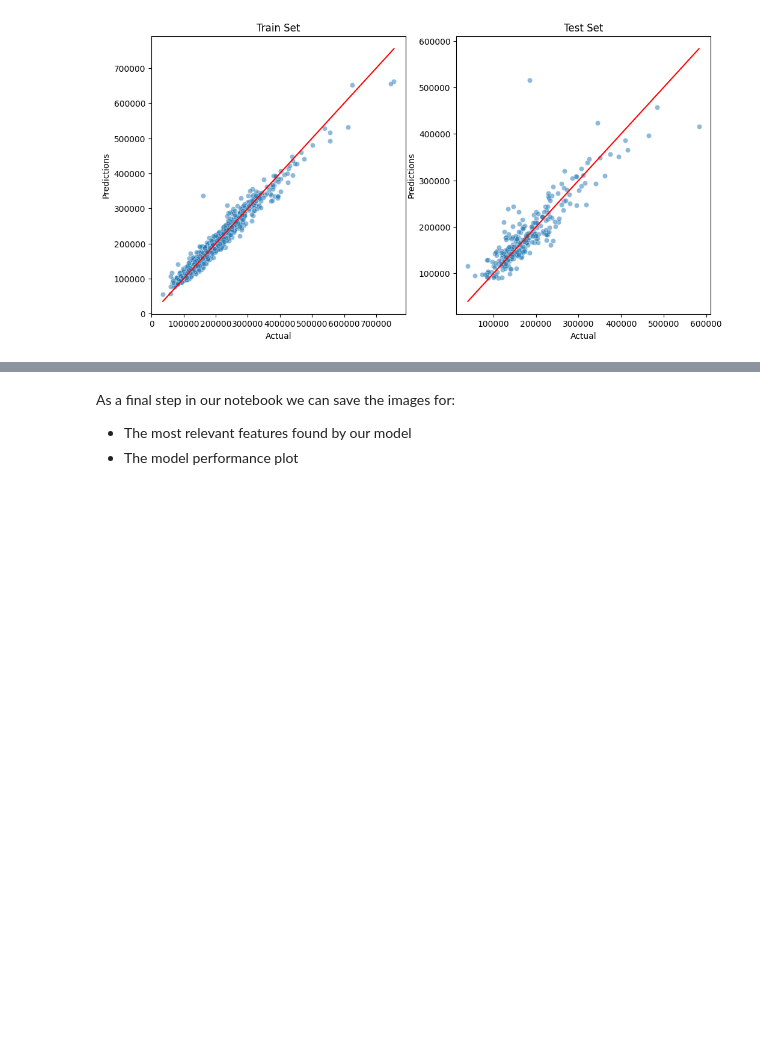
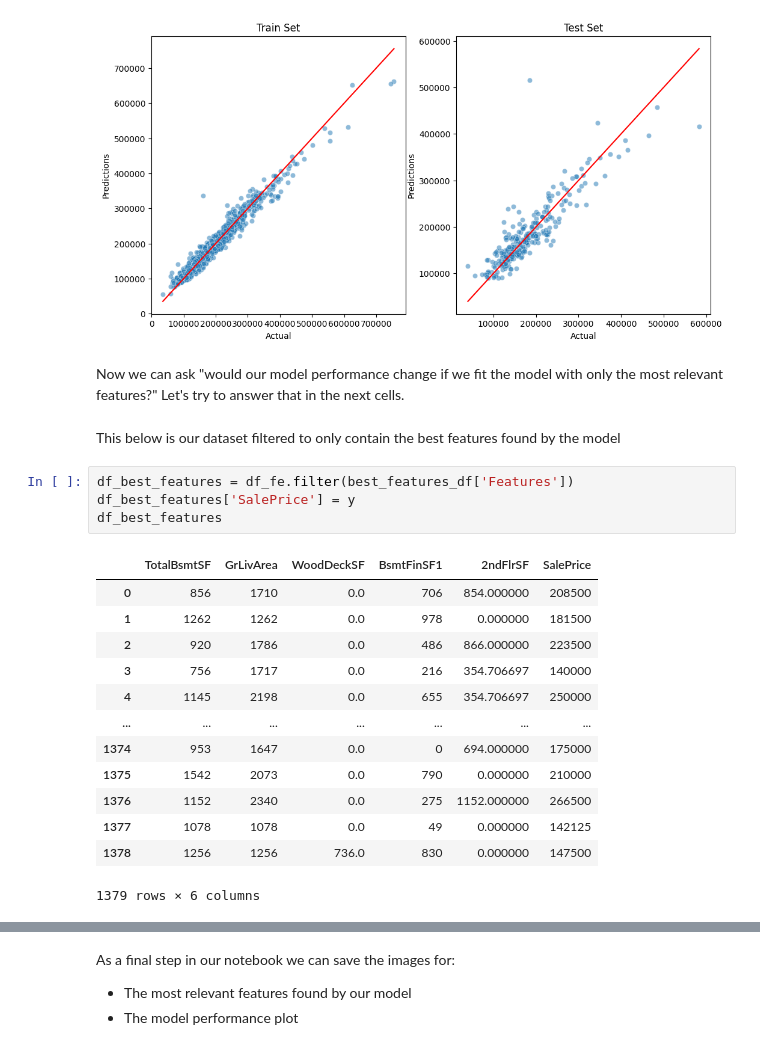
Before and after one commit to DevFabrizio/Fabrizio-Project-Five, a Jupyter notebook: jupyter_notebooks/Model and Evaluation.ipynb, the cells around one changed output, grey strips where cells are left out. Drawn from its saved outputs; the diff is of its cells as text; blank space fills up the shorter version.

```diff
--- a/jupyter_notebooks/Model and Evaluation.ipynb
+++ b/jupyter_notebooks/Model and Evaluation.ipynb
@@ -499,3 +497,26 @@ def model_scatterplots(X_train, y_train, X_test, y_test, pipeline):
 model_scatterplots(X_train, y_train, X_test, y_test, regressor_pipeline)
 # %% [output]
 [figure]
+# %% [markdown]
+Now we can ask "would our model performance change if we fit the model with only the most relevant features?"
+Let's try to answer that in the next cells.
+# %% [markdown]
+This below is our dataset filtered to only contain the best features found by the model
+# %%
+df_best_features = df_fe.filter(best_features_df['Features'])
+df_best_features['SalePrice'] = y
+df_best_features
+# %% [output]
+|  | TotalBsmtSF | GrLivArea | WoodDeckSF | BsmtFinSF1 | 2ndFlrSF | SalePrice |
+| 0 | 856 | 1710 | 0.0 | 706 | 854.000000 | 208500 |
+| 1 | 1262 | 1262 | 0.0 | 978 | 0.000000 | 181500 |
+| 2 | 920 | 1786 | 0.0 | 486 | 866.000000 | 223500 |
+| 3 | 756 | 1717 | 0.0 | 216 | 354.706697 | 140000 |
+| 4 | 1145 | 2198 | 0.0 | 655 | 354.706697 | 250000 |
+| ... | ... | ... | ... | ... | ... | ... |
+| 1374 | 953 | 1647 | 0.0 | 0 | 694.000000 | 175000 |
+| 1375 | 1542 | 2073 | 0.0 | 790 | 0.000000 | 210000 |
+| 1376 | 1152 | 2340 | 0.0 | 275 | 1152.000000 | 266500 |
+| 1377 | 1078 | 1078 | 0.0 | 49 | 0.000000 | 142125 |
+| 1378 | 1256 | 1256 | 736.0 | 830 | 0.000000 | 147500 |
+1379 rows × 6 columns
```
Also changed, not shown: parts of 11 cells of this notebook, 2 other files.
